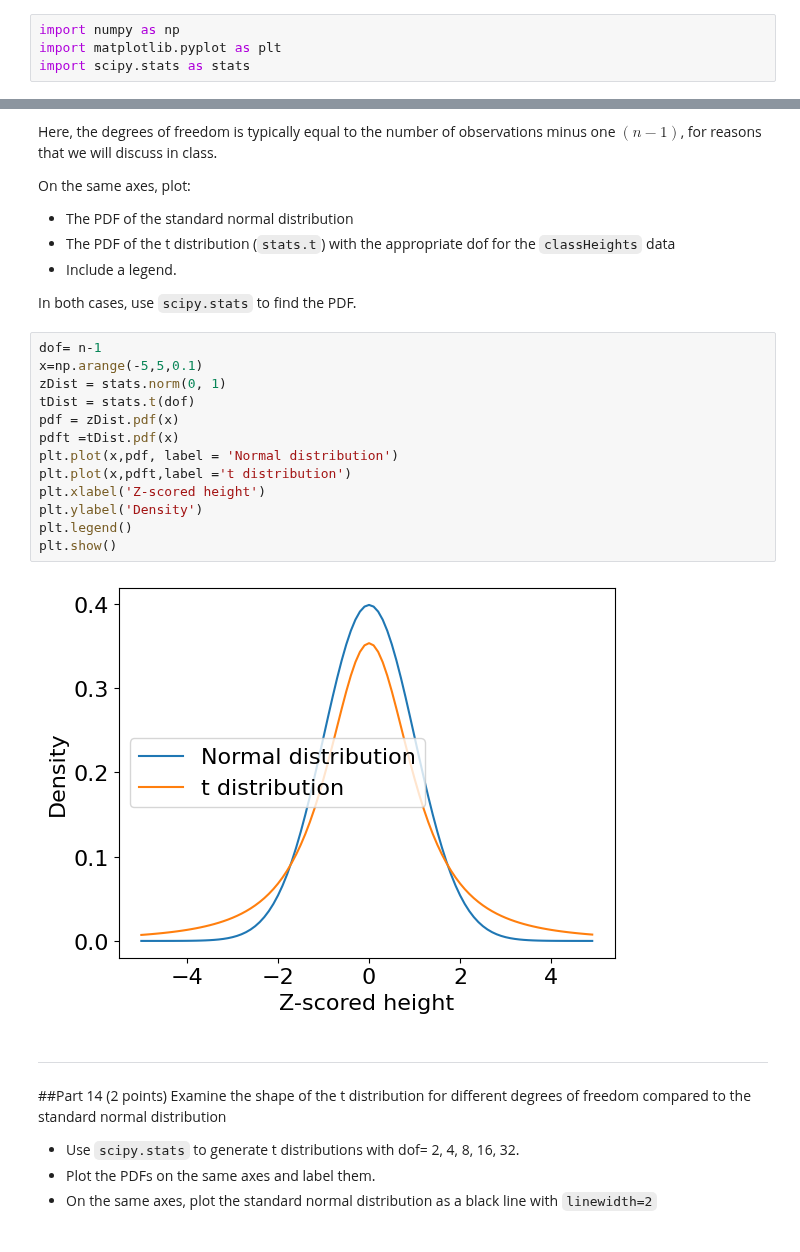
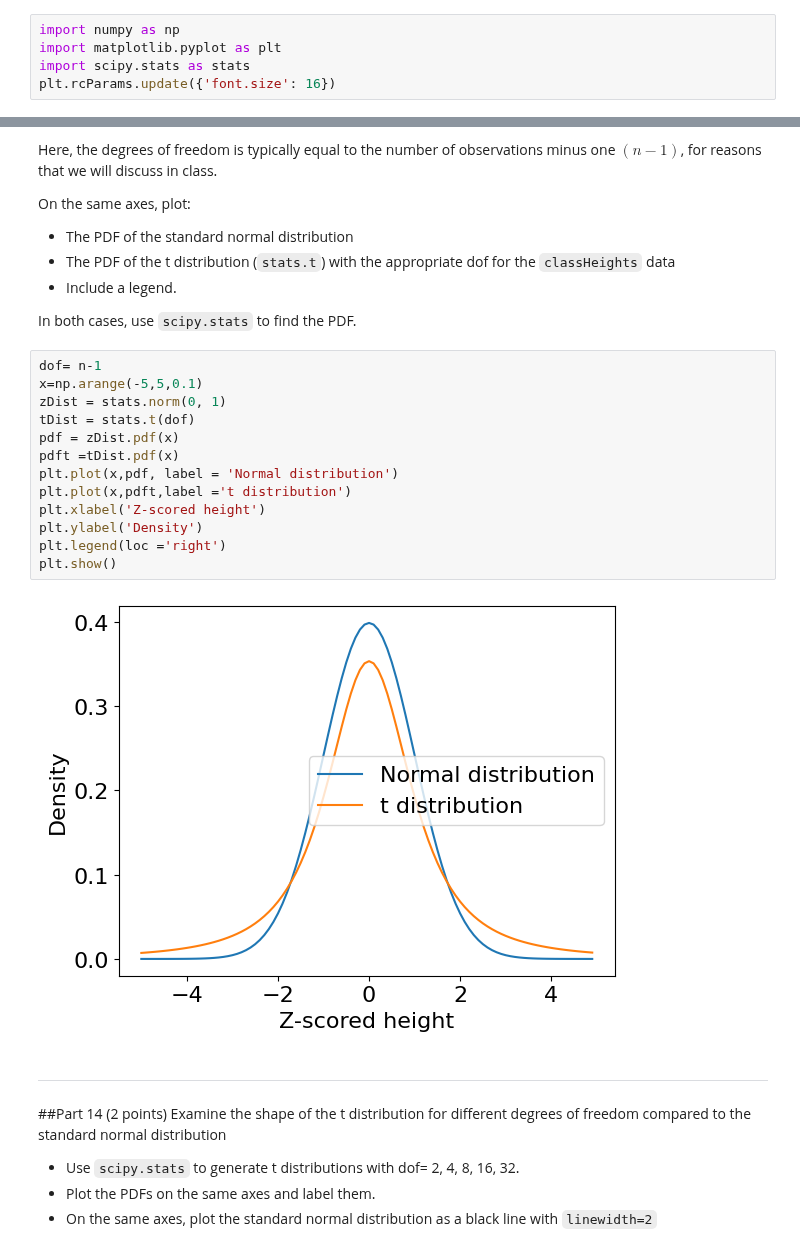
Before and after one commit to Urvi-M/BE559, a Jupyter notebook: Homework1_part2_v1.ipynb, the cells around one changed output, grey strips where cells are left out. Saved outputs shown, nothing was run; the diff lists cells and outputs as text.

```diff
--- a/Homework1_part2_v1.ipynb
+++ b/Homework1_part2_v1.ipynb
@@ -29,6 +29,7 @@ Now is also a good time to set the default font size to 16.
 import numpy as np
 import matplotlib.pyplot as plt
 import scipy.stats as stats
+plt.rcParams.update({'font.size': 16})
 # %% [markdown]
 ---
 ## Part 2 (2 points)
@@ -337,18 +338,18 @@ In both cases, use `scipy.stats` to find the PDF.
 # %%
 dof= n-1
 x=np.arange(-5,5,0.1)
 zDist = stats.norm(0, 1)
 tDist = stats.t(dof)
 pdf = zDist.pdf(x)
 pdft =tDist.pdf(x)
 plt.plot(x,pdf, label = 'Normal distribution')
 plt.plot(x,pdft,label ='t distribution')
 plt.xlabel('Z-scored height')
 plt.ylabel('Density')
-plt.legend()
+plt.legend(loc ='right')
 plt.show()
 # %% [output]
-[figure, old version]
+[figure, new version]
 # %% [markdown]
 ---
 ##Part 14 (2 points)
```
Also changed, not shown: parts of 9 cells of this notebook.
